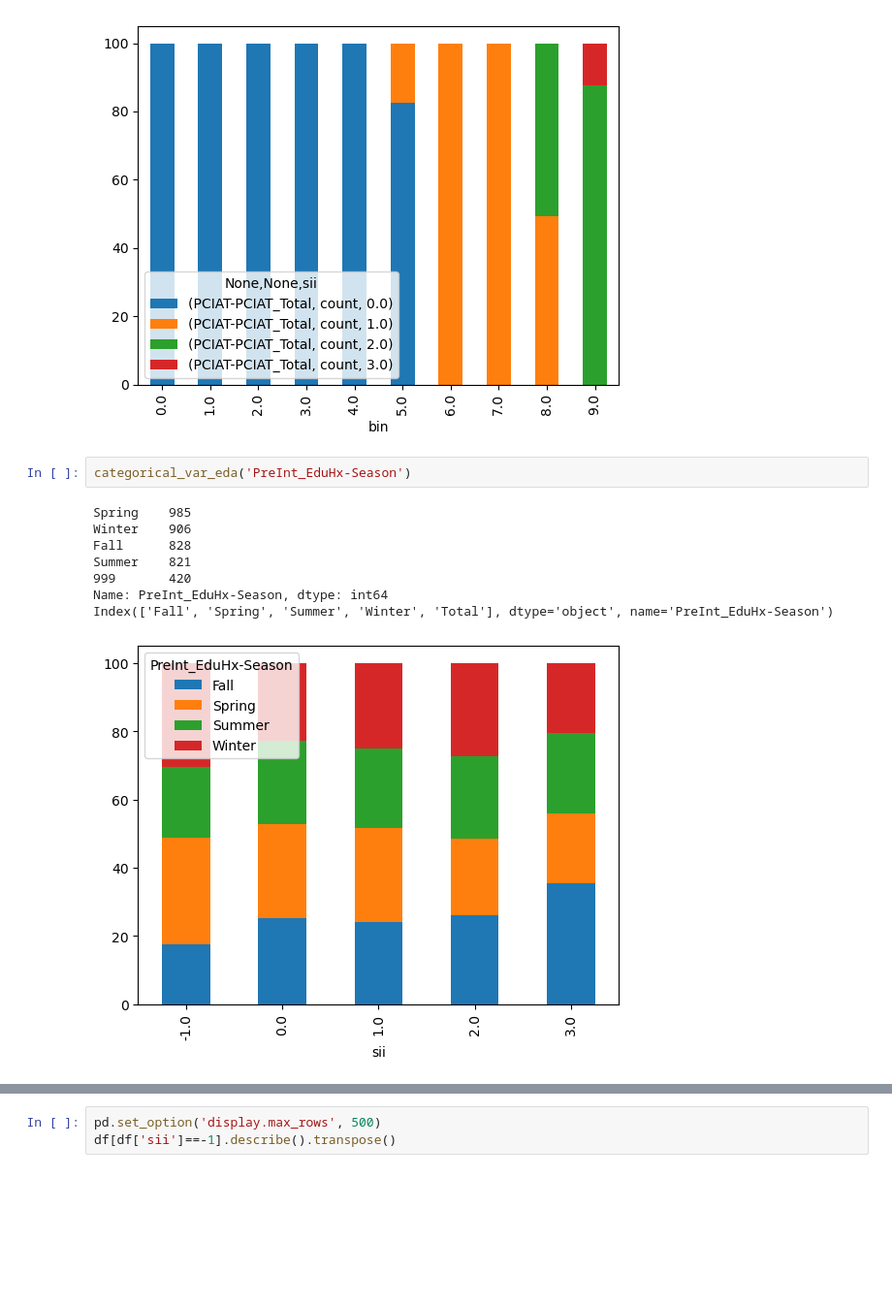
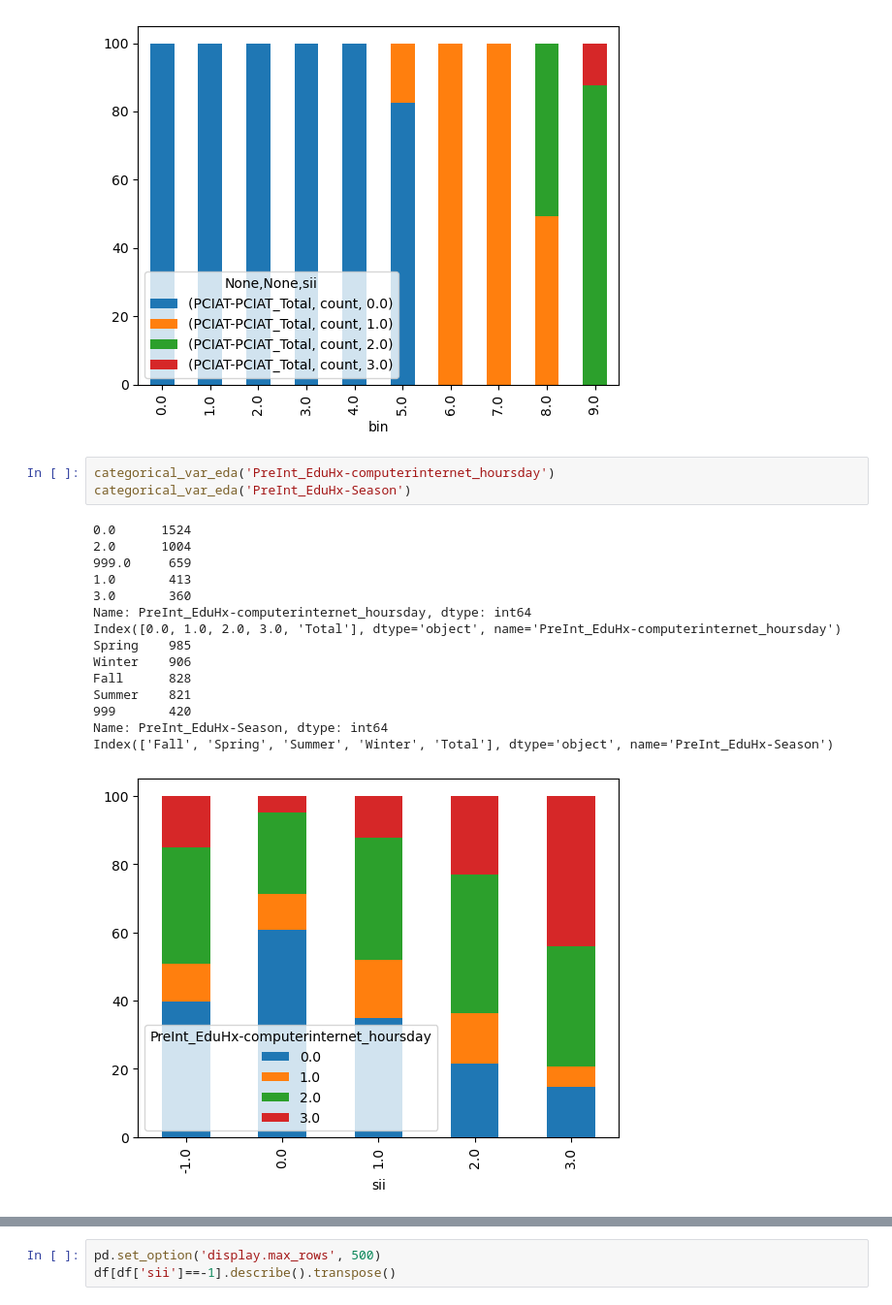
Before and after one commit to gautam-gogoi/Kaggle-childMindInstitute-Problematic-internet-use, a Jupyter notebook: 01_EDA_initial_Understanding.ipynb, the cells around one changed output, grey strips where cells are left out. Shown at 97% size. Saved outputs shown, nothing was run; the diff lists cells and outputs as text; blank space fills up the shorter version.

```diff
--- a/01_EDA_initial_Understanding.ipynb
+++ b/01_EDA_initial_Understanding.ipynb
@@ -246,13 +246,21 @@ MultiIndex([('PCIAT-PCIAT_Total', 'count', 0.0),
            names=[None, None, 'sii'])
 [figure]
 # %%
+categorical_var_eda('PreInt_EduHx-computerinternet_hoursday')
 categorical_var_eda('PreInt_EduHx-Season')
 # %% [output]
+0.0      1524
+2.0      1004
+999.0     659
+1.0       413
+3.0       360
+Name: PreInt_EduHx-computerinternet_hoursday, dtype: int64
+Index([0.0, 1.0, 2.0, 3.0, 'Total'], dtype='object', name='PreInt_EduHx-computerinternet_hoursday')
 Spring    985
 Winter    906
 Fall      828
 Summer    821
 999       420
 Name: PreInt_EduHx-Season, dtype: int64
 Index(['Fall', 'Spring', 'Summer', 'Winter', 'Total'], dtype='object', name='PreInt_EduHx-Season')
-[figure, old version]
+[figure, new version]
```
Also changed, not shown: parts of 1 cell of this notebook, 1 other file.
